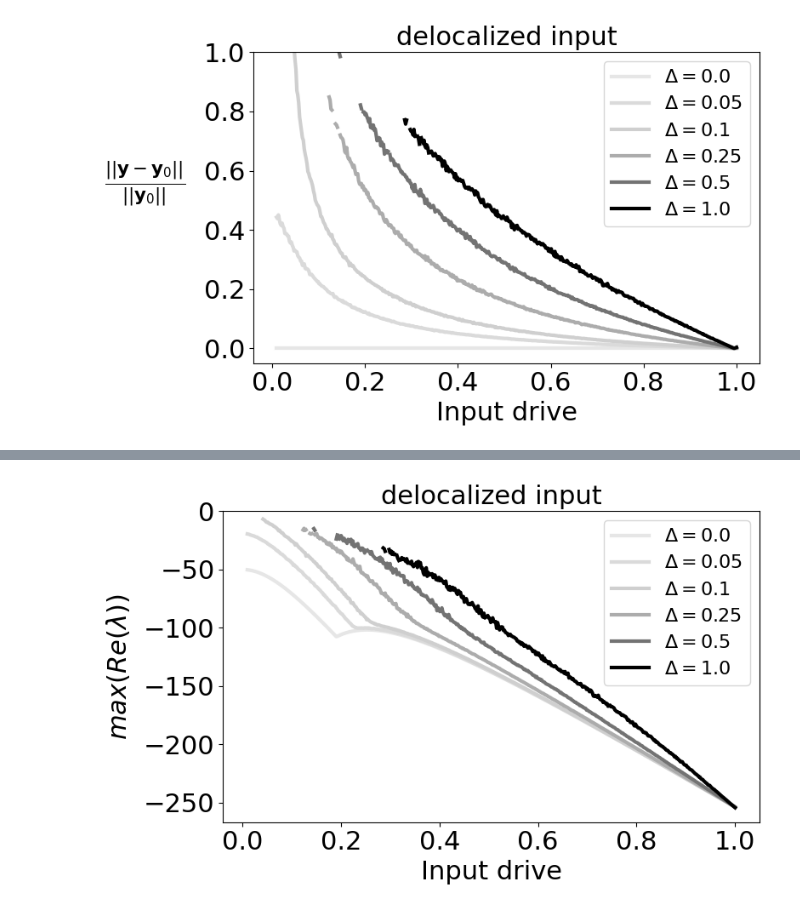
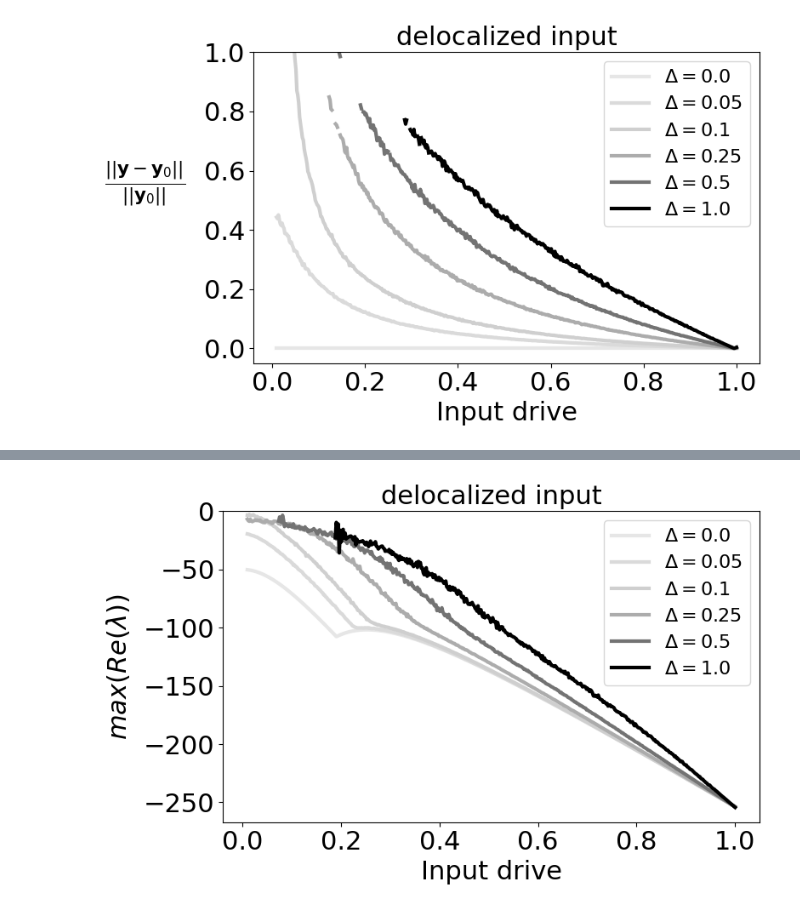
Before and after one commit to shivangrawat/perturbed_organics, a Jupyter notebook: examples/plot_lines.ipynb, the cells around one changed output, grey strips where cells are left out. Cells and saved outputs as stored; diff of their text form; code cells hidden in the pictures.

```diff
--- a/examples/plot_lines.ipynb
+++ b/examples/plot_lines.ipynb
@@ -112,3 +119,30 @@ plt.tight_layout()
 plt.show()
 # %% [output]
 [figure]
+# %%
+plt.figure(figsize=(8, 5))
+
+# Get all the delta values and sort them (assuming they are numeric)
+delta_keys = sorted(actual_fp_y_dict.keys())
+
+for i, delta_val in enumerate(delta_keys):
+    actual_fp_y = actual_fp_y_dict[delta_val]
+    norm_fixed_point_y = norm_fp_y_dict[delta_val]
+    y_ratio = torch.norm(norm_fixed_point_y - actual_fp_y, dim=3) / torch.norm(norm_fixed_point_y, dim=3)
+    ratio_stable = torch.sum(~torch.isnan(y_ratio), dim=2) / num_trials
+
+    # y_ratio_mean = torch.mean(y_ratio, dim=2)
+    y_ratio_mean = torch.nanmean(y_ratio, dim=2)
+
+    scatter = plt.scatter(input_range, y_ratio_mean[0, :], cmap='viridis', c=ratio_stable, vmin=0, vmax=1, s=3, marker='o')
+
+plt.xlabel('Input drive', fontsize=22)
+plt.ylabel(r"$\frac{||\mathbf{y}-\mathbf{y}_0||}{||\mathbf{y}_0||}$", fontsize=22, rotation=0, labelpad=50)
+plt.title(f"{input_type} input", fontsize=22)
+cbar = plt.colorbar(scatter)
+cbar.set_label('Ratio stable')
+# plt.ylim([-0.05, 1])
+plt.xticks(fontsize=22)
+plt.yticks(fontsize=22)
+plt.tight_layout()
+plt.show()
@@ -123,32 +159,33 @@ max_delta = max(delta_keys)
 for delta_val in delta_keys:
     eigvals_J = eigvals_dict[delta_val]
     eigvals_J_real = torch.max(torch.real(eigvals_J), dim=3).values
-    eigvals_J_real_mean = torch.mean(eigvals_J_real, dim=2)
+    # eigvals_J_real_mean = torch.mean(eigvals_J_real, dim=2)
+    eigvals_J_real_mean = torch.nanmean(eigvals_J_real, dim=2)
 
     # Normalize delta_val to the range [0, 1]
     if max_delta > min_delta:
         norm_val = (delta_val - min_delta) / (max_delta - min_delta)
     else:
         norm_val = 0  # Avoid division by zero if all delta values are the same
 
     # Map the normalized value to a grayscale intensity in the range [0, 0.25]
     # (0.25 is the lightest color; 0 is black)
     grayscale_value = 0.9 * (1 - norm_val)
 
     # Plot using the computed grayscale value. Matplotlib interprets strings like "0.25" as a grayscale color.
     plt.plot(input_range, eigvals_J_real_mean[0, :],
              label=f"$\\Delta = {delta_val}$",
              linewidth=3,
              color=str(grayscale_value))
 
 plt.xlabel('Input drive', fontsize=22)
 plt.ylabel(f"$max(Re(\\lambda))$", fontsize=22, rotation=90, labelpad=10)
 plt.title(f"{input_type} input", fontsize=22)
 plt.gca().set_ylim(top=0)
 plt.legend(fontsize=16)
 plt.xticks(fontsize=22)
 plt.yticks(fontsize=22)
 plt.tight_layout()
 plt.show()
 # %% [output]
-[figure, old version]
+[figure, new version]
```
Also changed, not shown: parts of 5 cells of this notebook.
